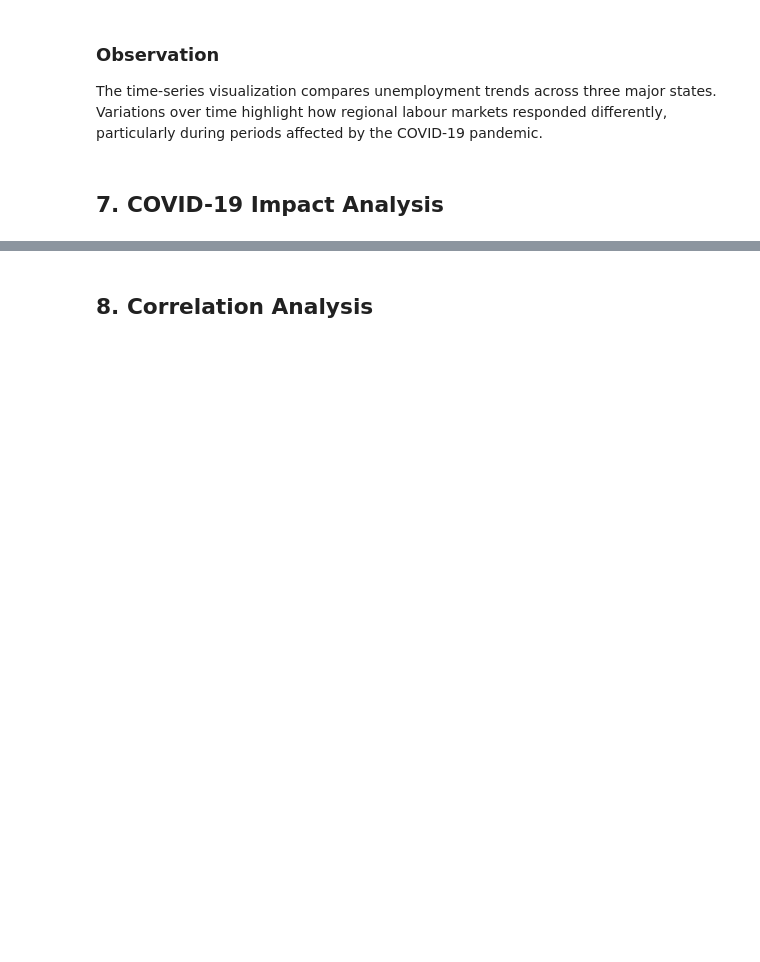
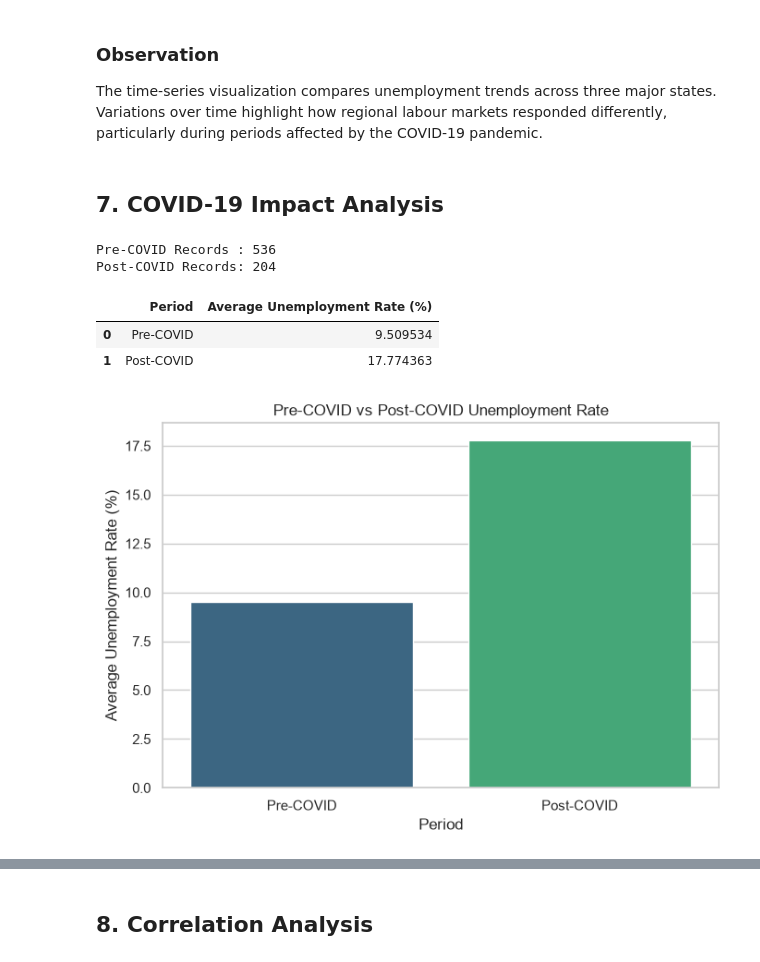
Before and after one commit to Sowravkanth/OIBSIP, a Jupyter notebook: DataScience-Task2-UnemploymentAnalysis/notebooks/Unemployment_Analysis.ipynb, the cells around one changed output, grey strips where cells are left out. Saved outputs shown, nothing was run; the diff lists cells and outputs as text; code cells hidden in the pictures; blank space fills up the shorter version.

Commit message:
Complete unemployment analysis and COVID-19 impact study

```diff
--- a/DataScience-Task2-UnemploymentAnalysis/notebooks/Unemployment_Analysis.ipynb
+++ b/DataScience-Task2-UnemploymentAnalysis/notebooks/Unemployment_Analysis.ipynb
@@ -343,3 +343,57 @@ plt.show()
 The time-series visualization compares unemployment trends across three major states. Variations over time highlight how regional labour markets responded differently, particularly during periods affected by the COVID-19 pandemic.
 # %% [markdown]
 ## 7. COVID-19 Impact Analysis
+# %%
+# Split Dataset into Pre-COVID and Post-COVID
+
+covid_date = pd.Timestamp("2020-03-01")
+
+pre_covid = df[df["date"] < covid_date]
+post_covid = df[df["date"] >= covid_date]
+
+print("Pre-COVID Records :", len(pre_covid))
+print("Post-COVID Records:", len(post_covid))
+# %% [output]
+Pre-COVID Records : 536
+Post-COVID Records: 204
+# %%
+# Compare Average Unemployment Rate
+
+covid_comparison = pd.DataFrame({
+    "Period": ["Pre-COVID", "Post-COVID"],
+    "Average Unemployment Rate (%)": [
+        pre_covid["estimated_unemployment_rate_(%)"].mean(),
+        post_covid["estimated_unemployment_rate_(%)"].mean()
+    ]
+})
+
+display(covid_comparison)
+# %% [output]
+|  | Period | Average Unemployment Rate (%) |
+| 0 | Pre-COVID | 9.509534 |
+| 1 | Post-COVID | 17.774363 |
+# %%
+plt.figure(figsize=(7,5))
+
+sns.barplot(
+    data=covid_comparison,
+    x="Period",
+    y="Average Unemployment Rate (%)",
+    hue="Period",
+    palette="viridis",
+    legend=False
+)
+
+plt.title("Pre-COVID vs Post-COVID Unemployment Rate")
+
+plt.tight_layout()
+
+plt.savefig(
+    "../outputs/images/covid_comparison.png",
+    dpi=300,
+    bbox_inches="tight"
+)
+
+plt.show()
+# %% [output]
+[figure, added]
```
Also changed, not shown: parts of 6 cells of this notebook, 3 other files.
